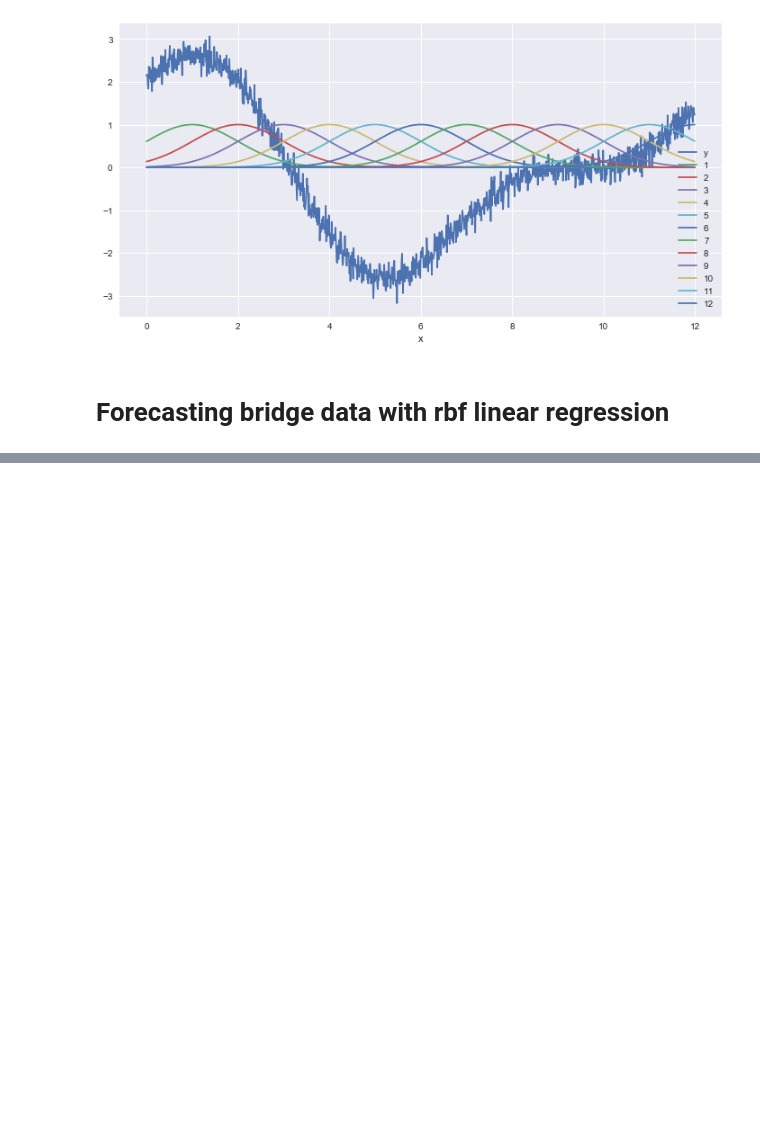
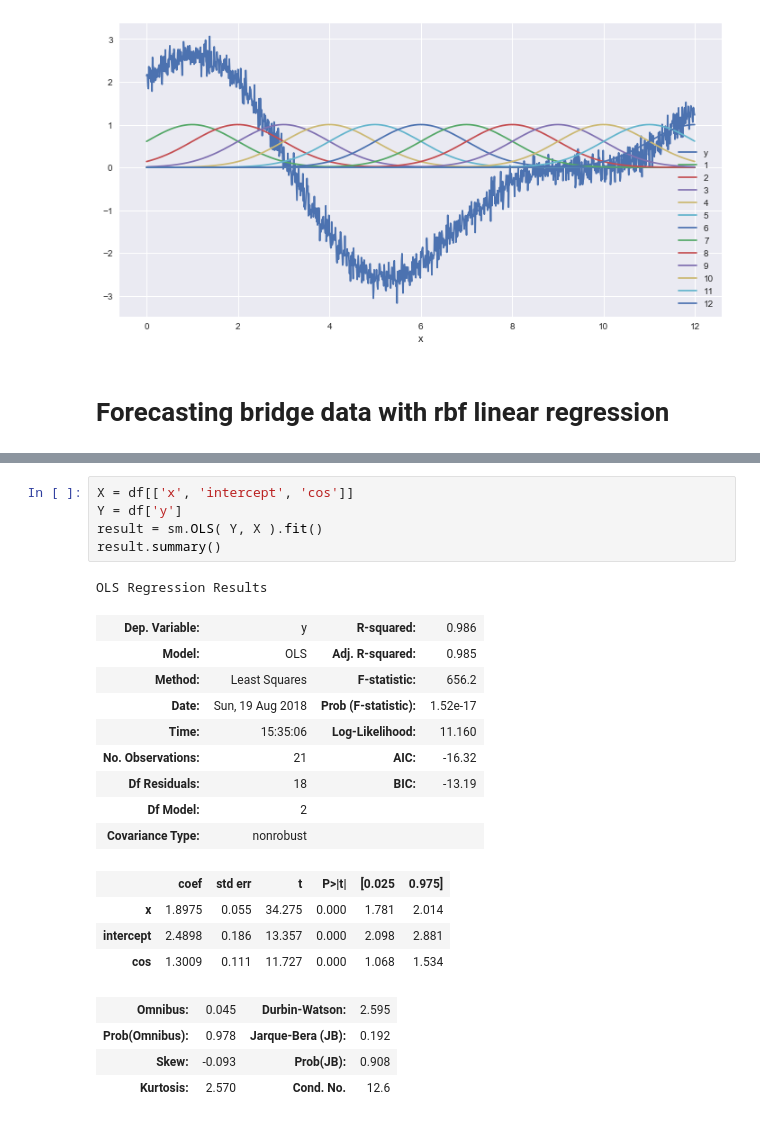
Before and after one commit to caheredia/Radial_Base_Functions, a Jupyter notebook: 2018-08-18_ch_Radial_Base_Functions.ipynb, the cells around one changed output, grey strips where cells are left out. Cells and saved outputs as stored; diff of their text form; blank space fills up the shorter version.

```diff
--- a/2018-08-18_ch_Radial_Base_Functions.ipynb
+++ b/2018-08-18_ch_Radial_Base_Functions.ipynb
@@ -78,0 +143,24 @@ df.set_index('x').plot(figsize=(12,6));
+# %%
+X = df[['x', 'intercept', 'cos']]
+Y = df['y']
+result = sm.OLS( Y, X ).fit()
+result.summary()
+# %% [output]
+OLS Regression Results
+| Dep. Variable: | y | R-squared: | 0.986 |
+| Model: | OLS | Adj. R-squared: | 0.985 |
+| Method: | Least Squares | F-statistic: | 656.2 |
+| Date: | Sun, 19 Aug 2018 | Prob (F-statistic): | 1.52e-17 |
+| Time: | 15:35:06 | Log-Likelihood: | 11.160 |
+| No. Observations: | 21 | AIC: | -16.32 |
+| Df Residuals: | 18 | BIC: | -13.19 |
+| Df Model: | 2 |  |  |
+| Covariance Type: | nonrobust |  |  |
+|  | coef | std err | t | P>|t| | [0.025 | 0.975] |
+| x | 1.8975 | 0.055 | 34.275 | 0.000 | 1.781 | 2.014 |
+| intercept | 2.4898 | 0.186 | 13.357 | 0.000 | 2.098 | 2.881 |
+| cos | 1.3009 | 0.111 | 11.727 | 0.000 | 1.068 | 1.534 |
+| Omnibus: | 0.045 | Durbin-Watson: | 2.595 |
+| Prob(Omnibus): | 0.978 | Jarque-Bera (JB): | 0.192 |
+| Skew: | -0.093 | Prob(JB): | 0.908 |
+| Kurtosis: | 2.570 | Cond. No. | 12.6 |
```
Also changed, not shown: parts of 8 cells of this notebook.
